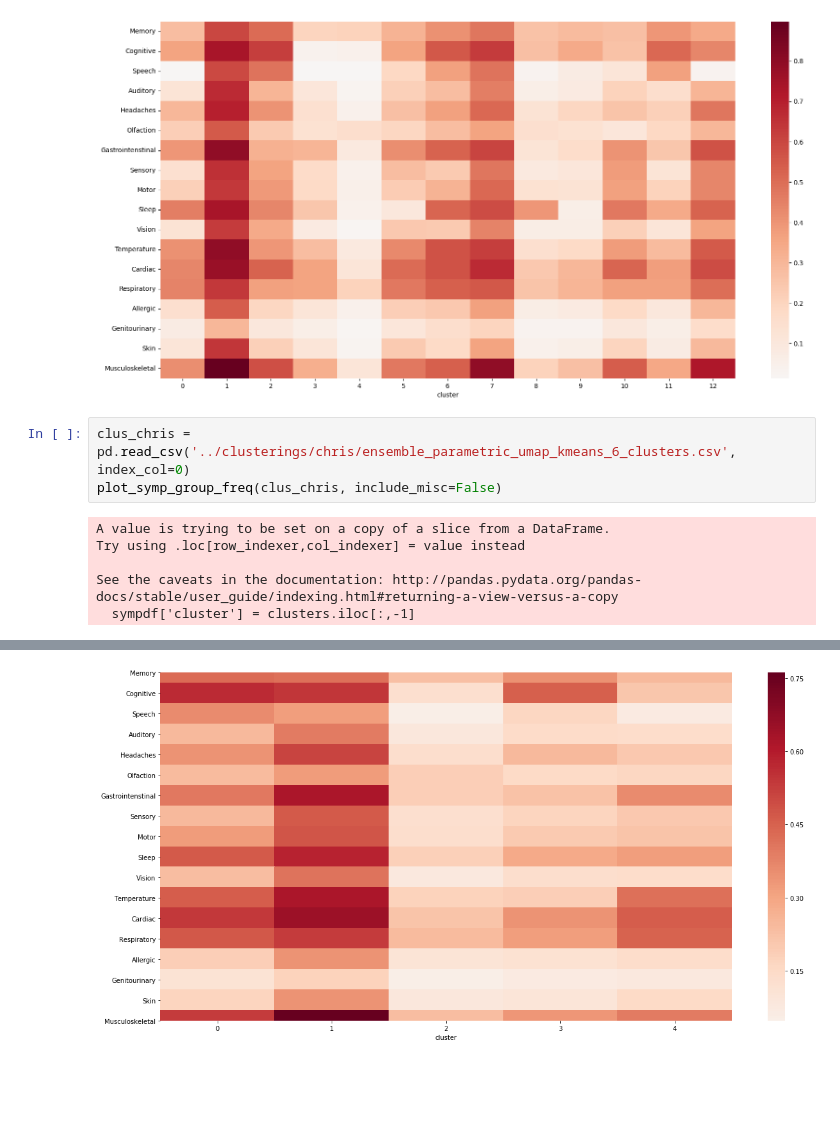
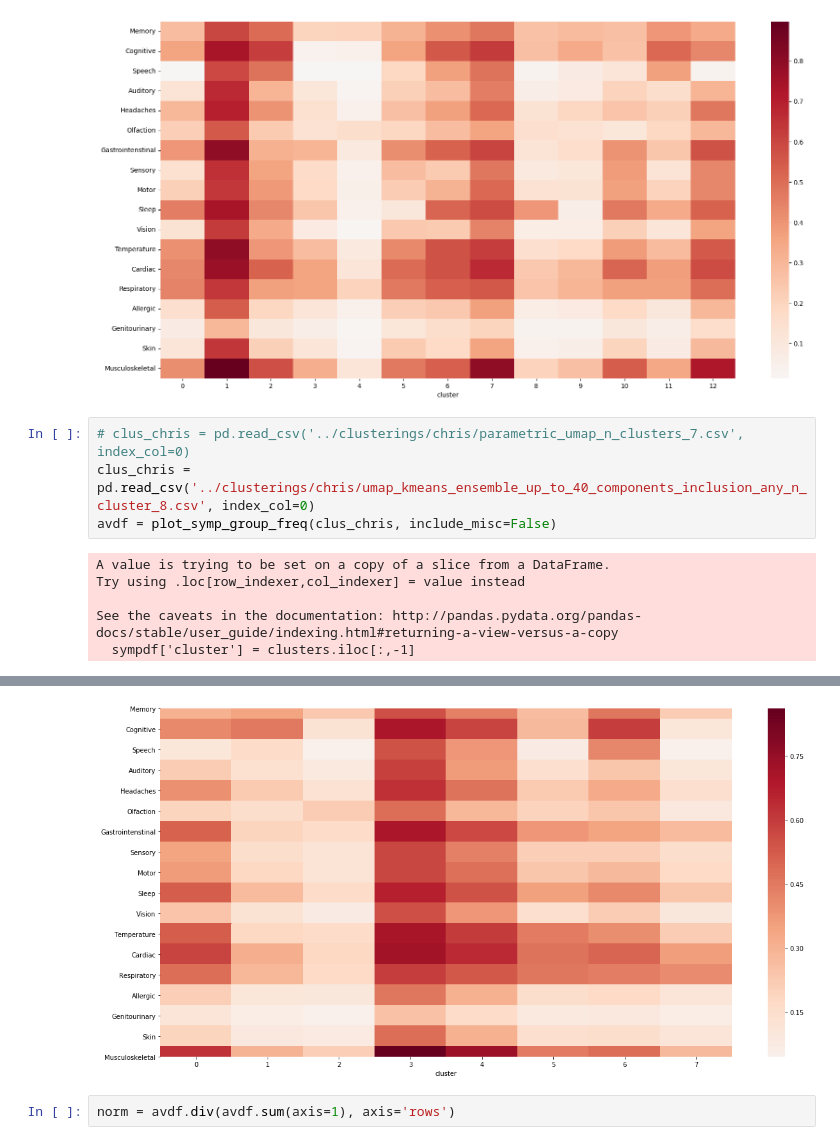
Before and after one commit to leothesouthafrican/PLR, a Jupyter notebook: Tessa/viz-121323.ipynb, the cells around one changed output, grey strips where cells are left out. Drawn from its saved outputs; the diff is of its cells as text; blank space fills up the shorter version.

Commit message:
added new runs to fern_ensemble_method

```diff
--- a/Tessa/viz-121323.ipynb
+++ b/Tessa/viz-121323.ipynb
@@ -60,8 +60,9 @@ See the caveats in the documentation: https://pandas.pydata.org/pandas-docs/stab
 | 12 | 0.342781 | 0.435561 | 0.037099 | 0.308378 | 0.478610 | 0.298797 | 0.571598 | 0.439097 | 0.437834 | ... |
 [figure]
 # %%
-clus_chris = pd.read_csv('../clusterings/chris/ensemble_parametric_umap_kmeans_6_clusters.csv', index_col=0)
-plot_symp_group_freq(clus_chris, include_misc=False)
+# clus_chris = pd.read_csv('../clusterings/chris/parametric_umap_n_clusters_7.csv', index_col=0)
+clus_chris = pd.read_csv('../clusterings/chris/umap_kmeans_ensemble_up_to_40_components_inclusion_any_n_cluster_8.csv', index_col=0)
+avdf = plot_symp_group_freq(clus_chris, include_misc=False)
 # %% [output]
 A value is trying to be set on a copy of a slice from a DataFrame.
 Try using .loc[row_indexer,col_indexer] = value instead
@@ -78 +72,3 @@ See the caveats in the documentation: http://pandas.pydata.org/pandas-docs/stabl
-[figure, old version]
+[figure, new version]
+# %%
+norm = avdf.div(avdf.sum(axis=1), axis='rows')
```
Also changed, not shown: parts of 3 cells of this notebook, 1 other file.
